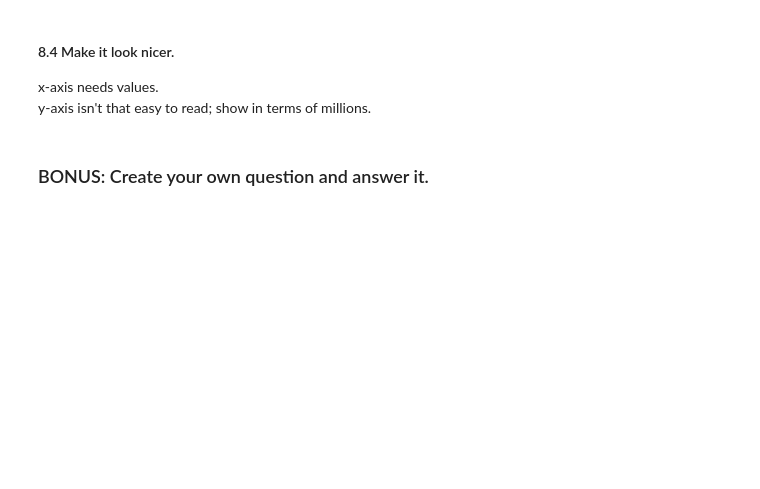
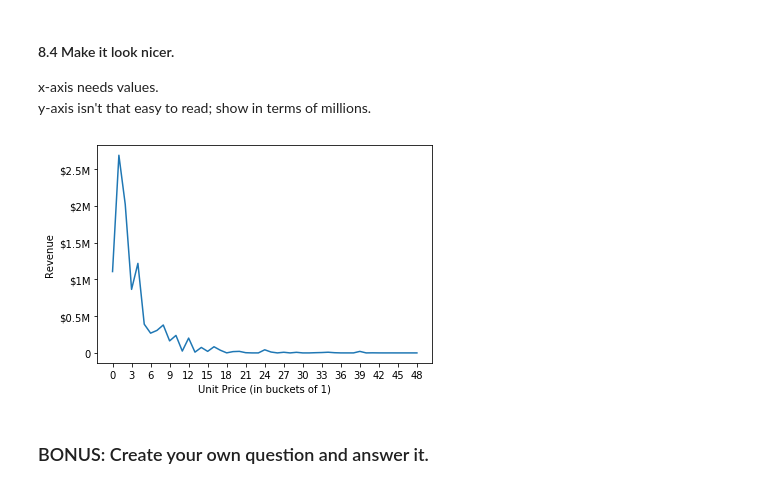
Before and after one commit to venusian2/pandas_exercises, a Jupyter notebook: 07_Visualization/Online_Retail/Exercises.ipynb, the cells around one changed output. Cells and saved outputs as stored; diff of their text form; code cells hidden in the pictures; blank space fills up the shorter version.

```diff
--- a/07_Visualization/Online_Retail/Exercises.ipynb
+++ b/07_Visualization/Online_Retail/Exercises.ipynb
@@ -229,5 +282,21 @@ That is what we are going to do now.
 #### 8.4 Make it look nicer.
 x-axis needs values.
 y-axis isn't that easy to read; show in terms of millions.
+# %%
+revenue_per_price.plot()
+
+#Place labels
+plt.xlabel('Unit Price (in buckets of '+str(price_interval)+')')
+plt.ylabel('Revenue')
+
+#Even though the data is bucketed in intervals of 1,
+#I'll plot ticks a little bit further apart from each other to avoid cluttering.
+plt.xticks(np.arange(price_start,price_end,3),
+           np.arange(price_start,price_end,3))
+plt.yticks([0, 500000, 1000000, 1500000, 2000000, 2500000],
+           ['0', '$0.5M', '$1M', '$1.5M', '$2M', '$2.5M'])
+plt.show()
+# %% [output]
+[figure, added]
 # %% [markdown]
 ### BONUS: Create your own question and answer it.
```
Also changed, not shown: parts of 5 cells of this notebook.
